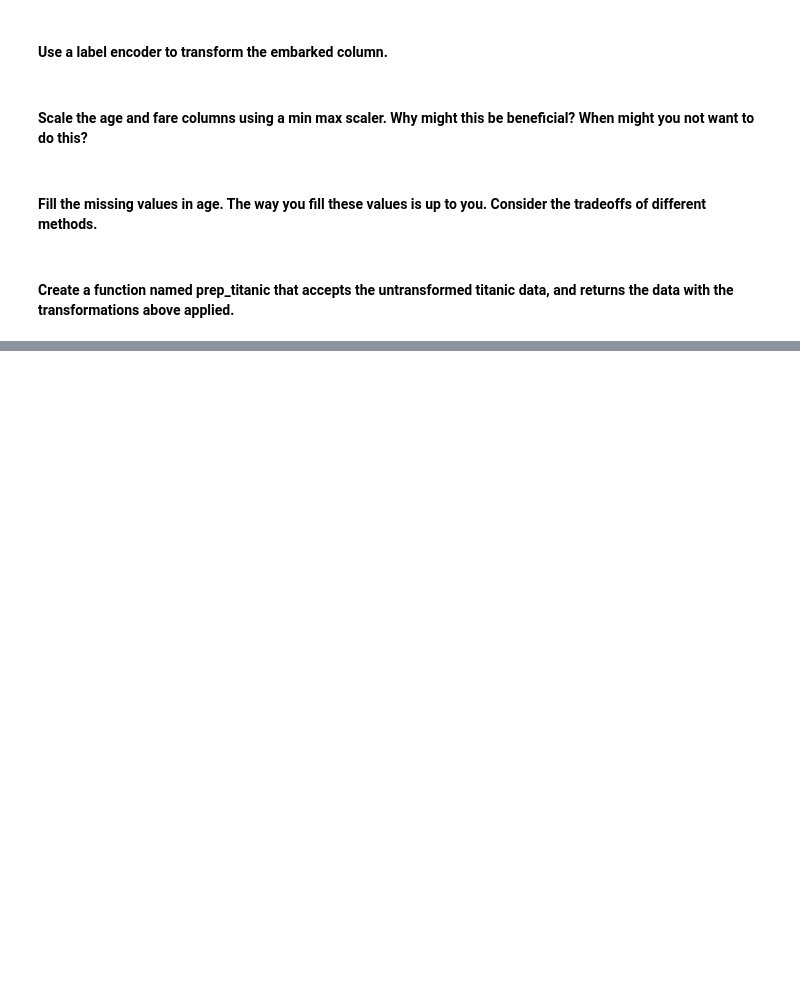
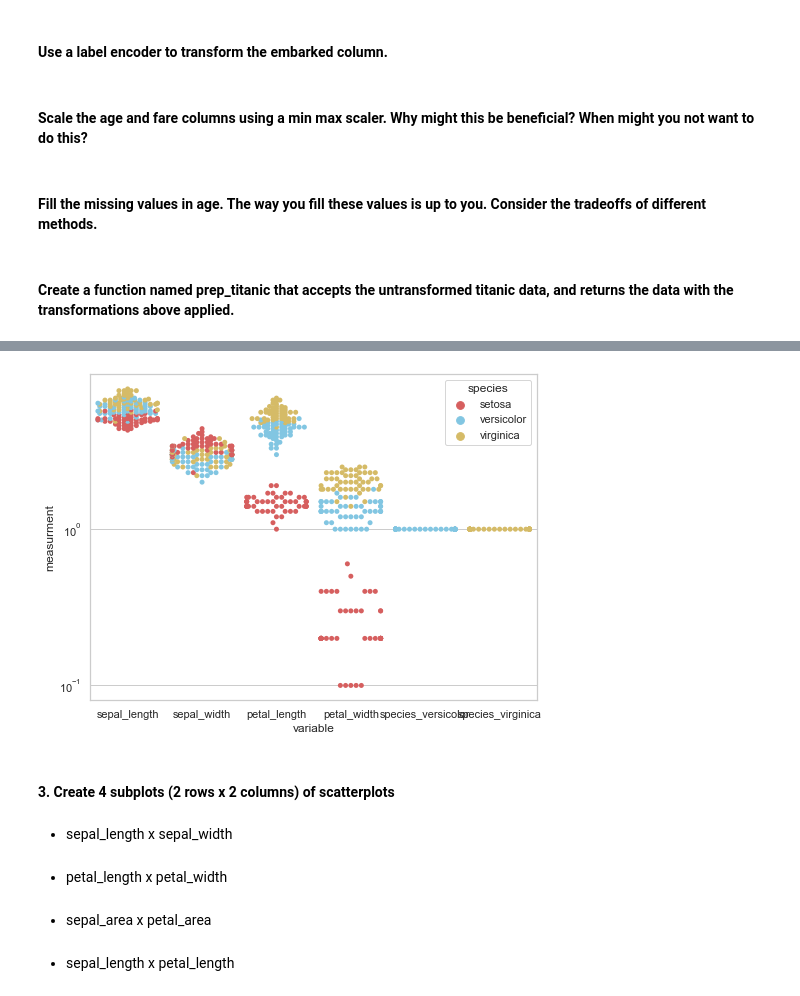
Before and after one commit to CSolitaire/classification-exercises, a Jupyter notebook: classification_exercises.ipynb, the cells around one changed output, grey strips where cells are left out. Drawn from its saved outputs; the diff is of its cells as text; code cells hidden in the pictures; blank space fills up the shorter version.

Commit message:
Exploratory Data Analysis Lesson Setup

```diff
--- a/classification_exercises.ipynb
+++ b/classification_exercises.ipynb
@@ -575,0 +525,5 @@ def prep_titanic(df):
+# %%
+df = acquire.get_iris_data(cached=True)
+df = prepare.prep_iris(df)
+train_df, test_df = train_test_split(df, test_size=.30, random_state=123, stratify=df[['species']])
+train_df.head()
@@ -575,0 +539,4 @@ def prep_titanic(df):
+# %%
+# "Melt" the dataset to "long-form" representation
+df_melt = df.melt(id_vars=['species'], value_name='measurment')
+df_melt
@@ -575,0 +557,21 @@ def prep_titanic(df):
+# %%
+sns.set(style="whitegrid", palette="muted")
+plt.figure(figsize=(8,6))
+# Draw a categorical scatterplot to show each observation
+p = sns.swarmplot(x="variable", y="measurment", hue="species",
+              palette=["r", "c", "y"], data=df_melt)
+p.set(yscale="log")
+
+plt.show()
+# %% [output]
+[figure, added]
+# %% [markdown]
+#### 3. Create 4 subplots (2 rows x 2 columns) of scatterplots
+# %% [markdown]
+   - sepal_length x sepal_width
+# %% [markdown]
+   - petal_length x petal_width
+# %% [markdown]
+   - sepal_area x petal_area
+# %% [markdown]
+   - sepal_length x petal_length
```
Also changed, not shown: parts of 19 cells of this notebook.
